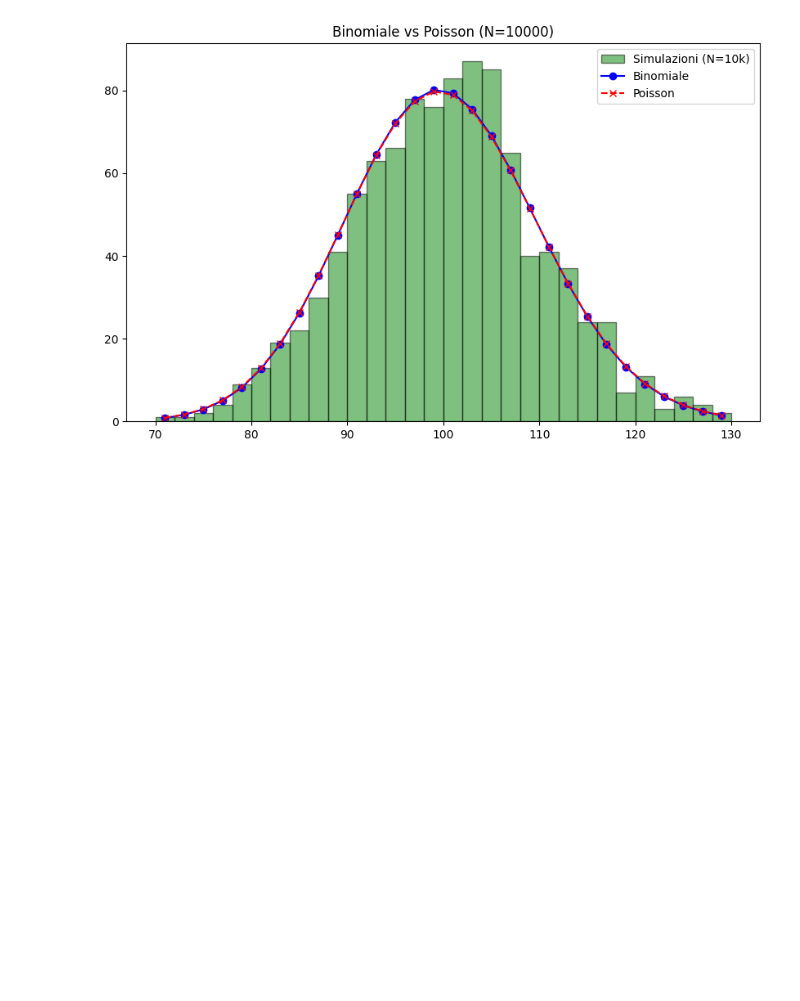
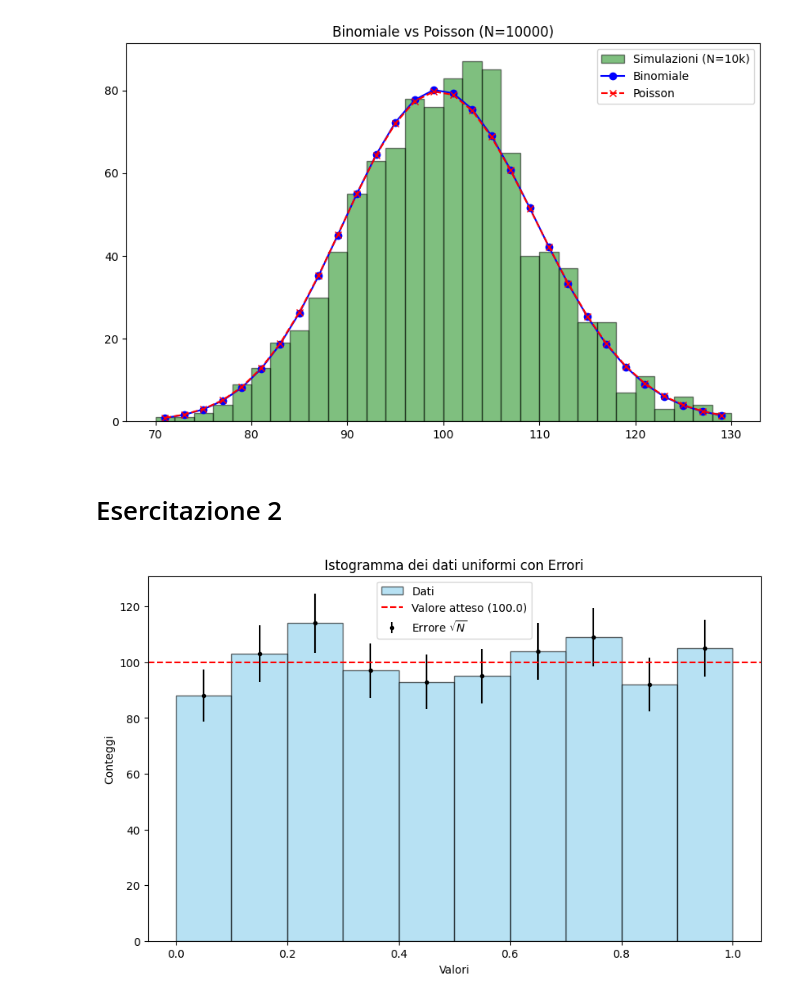
Before and after one commit to Its-mics/Statistica, a Jupyter notebook: laboratorio/Esercitazioni/File_Esercitazioni.ipynb, the cells around one changed output. Drawn from its saved outputs; the diff is of its cells as text; code cells hidden in the pictures; blank space fills up the shorter version.

```diff
--- a/laboratorio/Esercitazioni/File_Esercitazioni.ipynb
+++ b/laboratorio/Esercitazioni/File_Esercitazioni.ipynb
@@ -114,3 +117,5 @@ plt.legend()
 plt.show()
 # %% [output]
 [figure]
+# %% [markdown]
+# Esercitazione 2
@@ -116,0 +125,26 @@ plt.show()
+# %%
+N = 1000
+dati_uni = np.random.uniform(0, 1, N)
+p = 1 / 10
+mu = N * p
+
+plt.figure(figsize=(10, 6))
+conteggi, bordi, _ = plt.hist(dati_uni, bins=10, range=(0, 1),
+                              color='skyblue', alpha=0.6, label='Dati', edgecolor='black')
+
+# AGGIUNGO GLI ERRORI
+#calcolo il centro di ogni bin per posizionare l'errore
+centri_bin = (bordi[:-1] + bordi[1:]) / 2
+errori = np.sqrt(conteggi)  # Radice dei conteggi
+
+plt.errorbar(centri_bin, conteggi, yerr=errori, fmt='.', color='black', label='Errore $\sqrt{N}$')
+
+plt.axhline(mu, color='red', linestyle='--', label=f'Valore atteso ({mu})')
+
+plt.xlabel('Valori')
+plt.ylabel('Conteggi')
+plt.title('Istogramma dei dati uniformi con Errori')
+plt.legend()
+plt.show()
+# %% [output]
+[figure, added]
```
Also changed, not shown: parts of 6 cells of this notebook, 4 other files.
